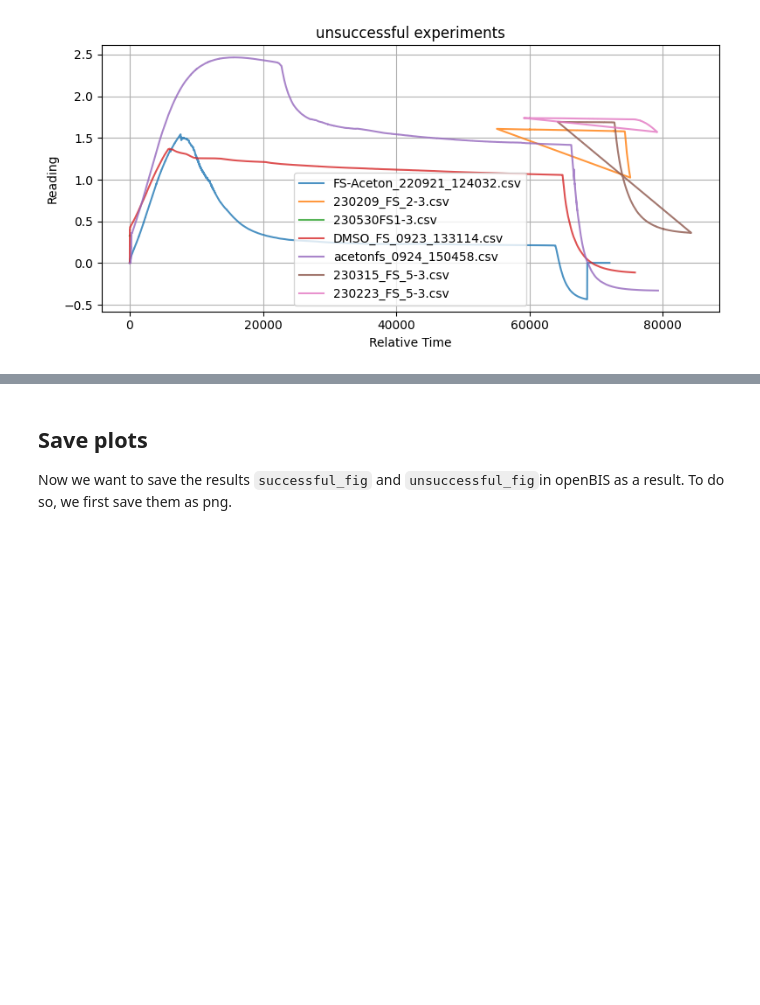
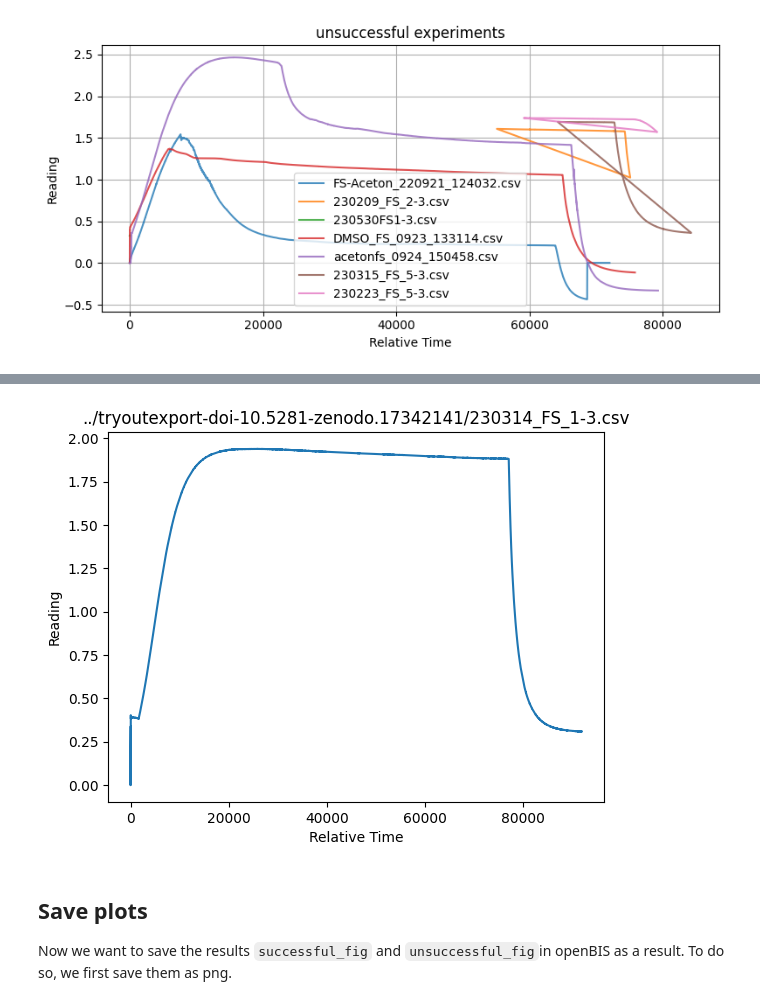
Before and after one commit to empa-scientific-it/openbis-renku, a Jupyter notebook: openBIS-Connection.ipynb, the cells around one changed output, grey strips where cells are left out. Saved outputs shown, nothing was run; the diff lists cells and outputs as text; code cells hidden in the pictures; blank space fills up the shorter version.

```diff
--- a/openBIS-Connection.ipynb
+++ b/openBIS-Connection.ipynb
@@ -262,0 +287,5 @@ unsuccessful_fig = plot_group(unsuccessful_list, "unsuccessful experiments")
+# %%
+filepath_zenodo="../tryoutexport-doi-10.5281-zenodo.17342141/230314_FS_1-3.csv"
+
+df_zenodo = pd.read_csv(filepath_zenodo, sep=',', skiprows=8)  # adjust skiprows if needed. Since the first 8 rows are metadata from measurement, we can skip them for the plots
+df_zenodo
@@ -263,3 +306,8 @@ unsuccessful_fig = plot_group(unsuccessful_list, "unsuccessful experiments")
+# %%
+df = pd.read_csv(filepath_zenodo, sep=',', skiprows=8)  # adjust skiprows if needed
+new_fig = prepare_plot(df, str(filepath_zenodo))
+# %% [output]
+[figure, added]
 # %% [markdown]
 ## Save plots
 Now we want to save the results `successful_fig` and `unsuccessful_fig`in openBIS as a result.
```
Also changed, not shown: parts of 10 cells of this notebook, 1 other file.
